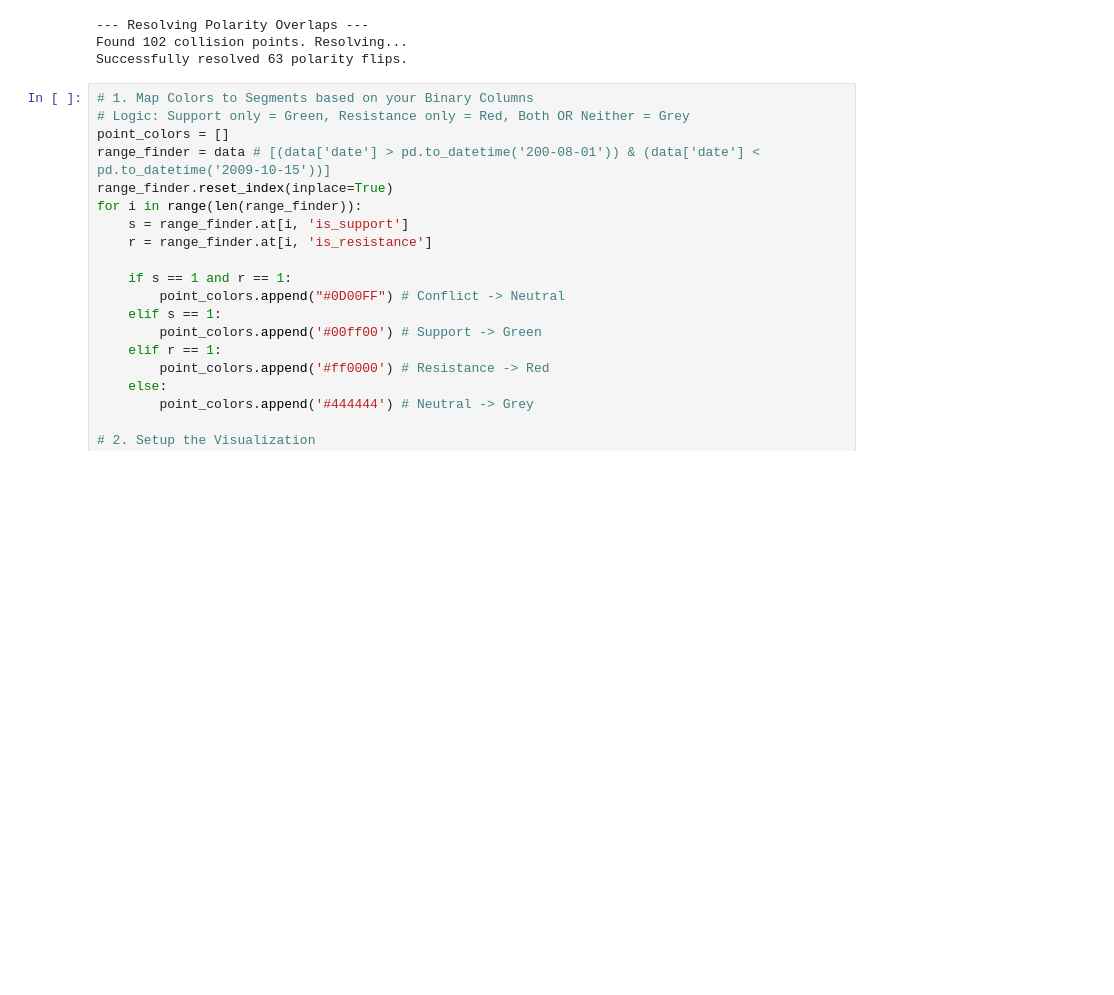
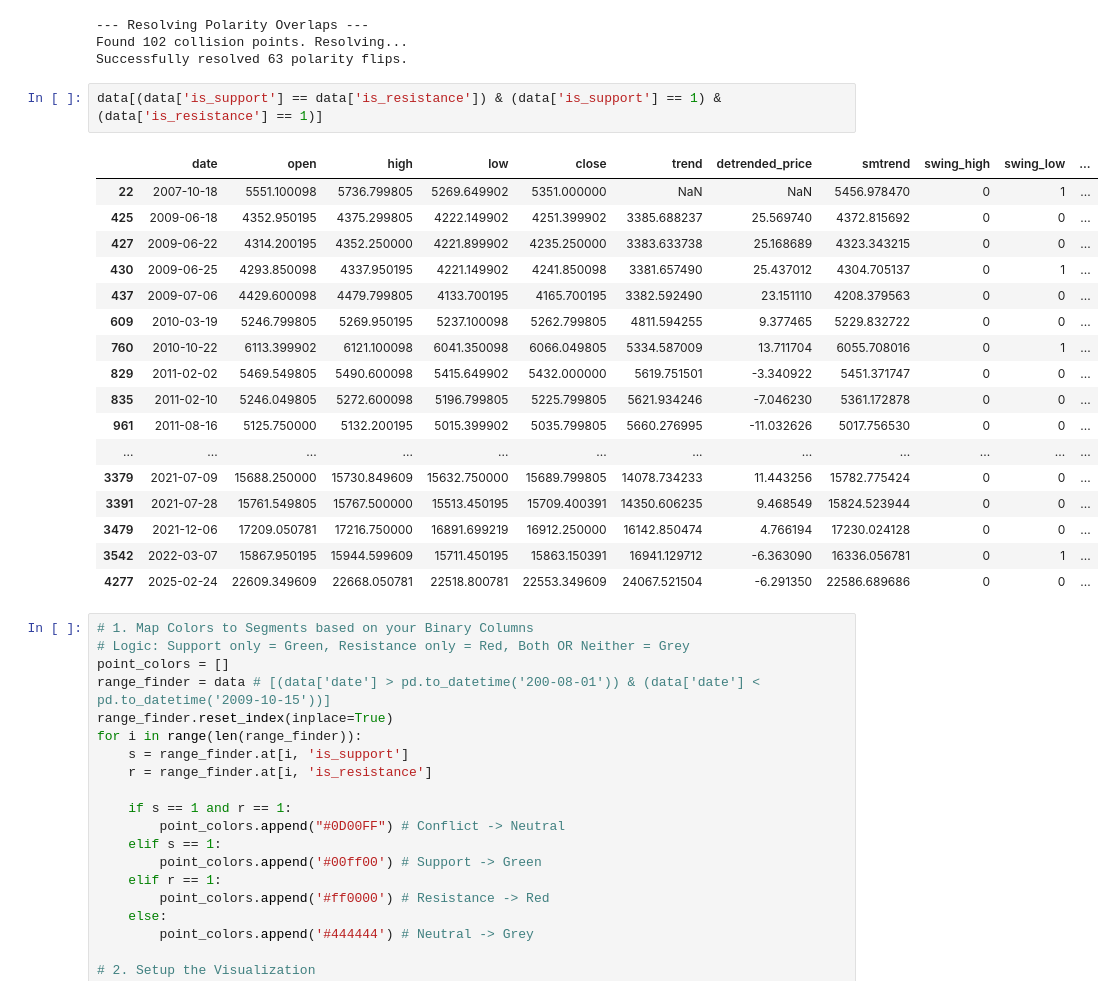
Before and after one commit to dhruvv-t/support-resistance-using-svm, a Jupyter notebook: svm_sup_res.ipynb, the cells around one changed output. Cells and saved outputs as stored; diff of their text form; blank space fills up the shorter version.

```diff
--- a/svm_sup_res.ipynb
+++ b/svm_sup_res.ipynb
@@ -670,6 +670,26 @@ data = resolve_polarity_overlaps(data)
 --- Resolving Polarity Overlaps ---
 Found 102 collision points. Resolving...
 Successfully resolved 63 polarity flips.
+# %%
+data[(data['is_support'] == data['is_resistance']) & (data['is_support'] == 1) & (data['is_resistance'] == 1)]
+# %% [output]
+|  | date | open | high | low | close | trend | detrended_price | smtrend | swing_high | swing_low | ... |
+| 22 | 2007-10-18 | 5551.100098 | 5736.799805 | 5269.649902 | 5351.000000 | NaN | NaN | 5456.978470 | 0 | 1 | ... |
+| 425 | 2009-06-18 | 4352.950195 | 4375.299805 | 4222.149902 | 4251.399902 | 3385.688237 | 25.569740 | 4372.815692 | 0 | 0 | ... |
+| 427 | 2009-06-22 | 4314.200195 | 4352.250000 | 4221.899902 | 4235.250000 | 3383.633738 | 25.168689 | 4323.343215 | 0 | 0 | ... |
+| 430 | 2009-06-25 | 4293.850098 | 4337.950195 | 4221.149902 | 4241.850098 | 3381.657490 | 25.437012 | 4304.705137 | 0 | 1 | ... |
+| 437 | 2009-07-06 | 4429.600098 | 4479.799805 | 4133.700195 | 4165.700195 | 3382.592490 | 23.151110 | 4208.379563 | 0 | 0 | ... |
+| 609 | 2010-03-19 | 5246.799805 | 5269.950195 | 5237.100098 | 5262.799805 | 4811.594255 | 9.377465 | 5229.832722 | 0 | 0 | ... |
+| 760 | 2010-10-22 | 6113.399902 | 6121.100098 | 6041.350098 | 6066.049805 | 5334.587009 | 13.711704 | 6055.708016 | 0 | 1 | ... |
+| 829 | 2011-02-02 | 5469.549805 | 5490.600098 | 5415.649902 | 5432.000000 | 5619.751501 | -3.340922 | 5451.371747 | 0 | 0 | ... |
+| 835 | 2011-02-10 | 5246.049805 | 5272.600098 | 5196.799805 | 5225.799805 | 5621.934246 | -7.046230 | 5361.172878 | 0 | 0 | ... |
+| 961 | 2011-08-16 | 5125.750000 | 5132.200195 | 5015.399902 | 5035.799805 | 5660.276995 | -11.032626 | 5017.756530 | 0 | 0 | ... |
+| ... | ... | ... | ... | ... | ... | ... | ... | ... | ... | ... | ... |
+| 3379 | 2021-07-09 | 15688.250000 | 15730.849609 | 15632.750000 | 15689.799805 | 14078.734233 | 11.443256 | 15782.775424 | 0 | 0 | ... |
+| 3391 | 2021-07-28 | 15761.549805 | 15767.500000 | 15513.450195 | 15709.400391 | 14350.606235 | 9.468549 | 15824.523944 | 0 | 0 | ... |
+| 3479 | 2021-12-06 | 17209.050781 | 17216.750000 | 16891.699219 | 16912.250000 | 16142.850474 | 4.766194 | 17230.024128 | 0 | 0 | ... |
+| 3542 | 2022-03-07 | 15867.950195 | 15944.599609 | 15711.450195 | 15863.150391 | 16941.129712 | -6.363090 | 16336.056781 | 0 | 1 | ... |
+| 4277 | 2025-02-24 | 22609.349609 | 22668.050781 | 22518.800781 | 22553.349609 | 24067.521504 | -6.291350 | 22586.689686 | 0 | 0 | ... |
 # %%
 # 1. Map Colors to Segments based on your Binary Columns
 # Logic: Support only = Green, Resistance only = Red, Both OR Neither = Grey
```
Also changed, not shown: parts of 8 cells of this notebook.
